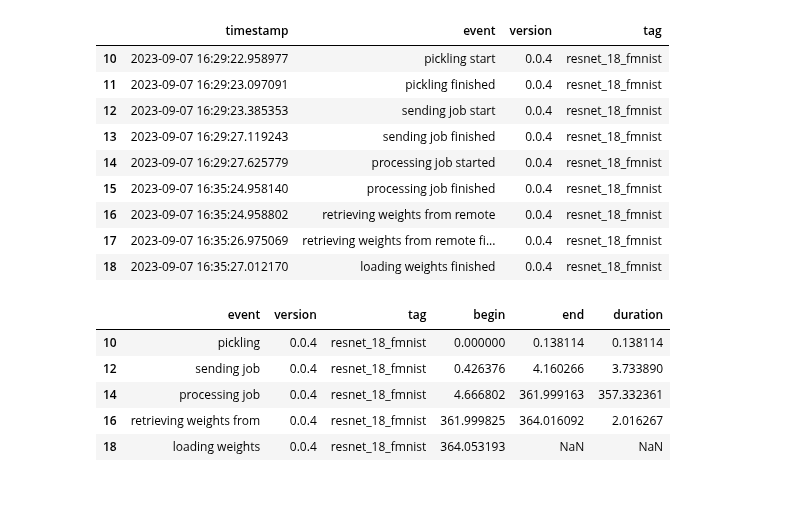
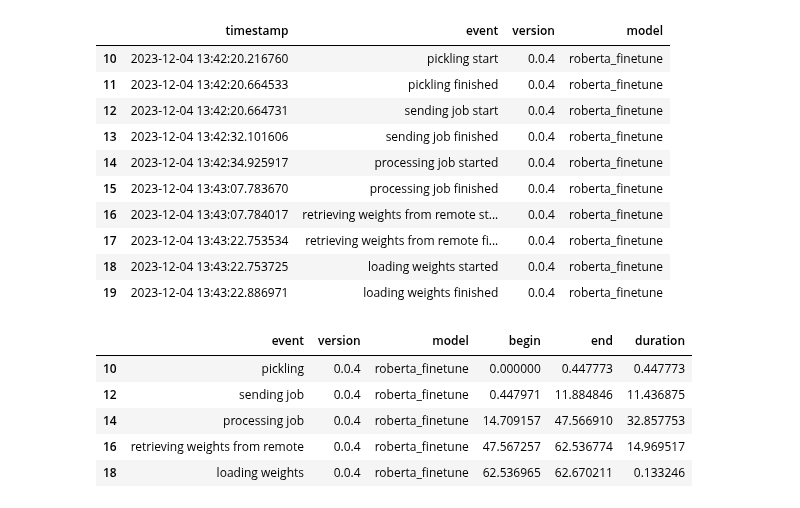
Before and after one commit to osmhpi/Ersa, a Jupyter notebook: validation/analysis.ipynb, the cells around one changed output. Cells and saved outputs as stored; diff of their text form; code cells hidden in the pictures.

```diff
--- a/validation/analysis.ipynb
+++ b/validation/analysis.ipynb
@@ -3,23 +3,24 @@ import pandas as pd
 import matplotlib.pyplot as plt
 import numpy as np
 # %%
-data = pd.read_csv("benchmarks/log.log")
+data = pd.read_csv("data.log")
 # %%
 data["timestamp"] = pd.to_datetime(data["timestamp"])
 # %%
-data = data[data.tag == "resnet_18_fmnist"]
+data = data[data.model == "roberta_finetune"]
 data
 # %% [output]
-|  | timestamp | event | version | tag |
-| 10 | 2023-09-07 16:29:22.958977 | pickling start | 0.0.4 | resnet_18_fmnist |
-| 11 | 2023-09-07 16:29:23.097091 | pickling finished | 0.0.4 | resnet_18_fmnist |
-| 12 | 2023-09-07 16:29:23.385353 | sending job start | 0.0.4 | resnet_18_fmnist |
-| 13 | 2023-09-07 16:29:27.119243 | sending job finished | 0.0.4 | resnet_18_fmnist |
-| 14 | 2023-09-07 16:29:27.625779 | processing job started | 0.0.4 | resnet_18_fmnist |
-| 15 | 2023-09-07 16:35:24.958140 | processing job finished | 0.0.4 | resnet_18_fmnist |
-| 16 | 2023-09-07 16:35:24.958802 | retrieving weights from remote | 0.0.4 | resnet_18_fmnist |
-| 17 | 2023-09-07 16:35:26.975069 | retrieving weights from remote fi... | 0.0.4 | resnet_18_fmnist |
-| 18 | 2023-09-07 16:35:27.012170 | loading weights finished | 0.0.4 | resnet_18_fmnist |
+|  | timestamp | event | version | model |
+| 10 | 2023-12-04 13:42:20.216760 | pickling start | 0.0.4 | roberta_finetune |
+| 11 | 2023-12-04 13:42:20.664533 | pickling finished | 0.0.4 | roberta_finetune |
+| 12 | 2023-12-04 13:42:20.664731 | sending job start | 0.0.4 | roberta_finetune |
+| 13 | 2023-12-04 13:42:32.101606 | sending job finished | 0.0.4 | roberta_finetune |
+| 14 | 2023-12-04 13:42:34.925917 | processing job started | 0.0.4 | roberta_finetune |
+| 15 | 2023-12-04 13:43:07.783670 | processing job finished | 0.0.4 | roberta_finetune |
+| 16 | 2023-12-04 13:43:07.784017 | retrieving weights from remote st... | 0.0.4 | roberta_finetune |
+| 17 | 2023-12-04 13:43:22.753534 | retrieving weights from remote fi... | 0.0.4 | roberta_finetune |
+| 18 | 2023-12-04 13:43:22.753725 | loading weights started | 0.0.4 | roberta_finetune |
+| 19 | 2023-12-04 13:43:22.886971 | loading weights finished | 0.0.4 | roberta_finetune |
 # %%
 df_merged = pd.concat([data, data.shift(-1).add_prefix("end_")], axis=1)
 df_merged = df_merged.iloc[::2]
@@ -37,12 +38,12 @@ df_merged.drop(
 data = df_merged
 data
 # %% [output]
-|  | event | version | tag | begin | end | duration |
-| 10 | pickling | 0.0.4 | resnet_18_fmnist | 0.000000 | 0.138114 | 0.138114 |
-| 12 | sending job | 0.0.4 | resnet_18_fmnist | 0.426376 | 4.160266 | 3.733890 |
-| 14 | processing job | 0.0.4 | resnet_18_fmnist | 4.666802 | 361.999163 | 357.332361 |
-| 16 | retrieving weights from | 0.0.4 | resnet_18_fmnist | 361.999825 | 364.016092 | 2.016267 |
-| 18 | loading weights | 0.0.4 | resnet_18_fmnist | 364.053193 | NaN | NaN |
+|  | event | version | model | begin | end | duration |
+| 10 | pickling | 0.0.4 | roberta_finetune | 0.000000 | 0.447773 | 0.447773 |
+| 12 | sending job | 0.0.4 | roberta_finetune | 0.447971 | 11.884846 | 11.436875 |
+| 14 | processing job | 0.0.4 | roberta_finetune | 14.709157 | 47.566910 | 32.857753 |
+| 16 | retrieving weights from remote | 0.0.4 | roberta_finetune | 47.567257 | 62.536774 | 14.969517 |
+| 18 | loading weights | 0.0.4 | roberta_finetune | 62.536965 | 62.670211 | 0.133246 |
 # %%
 # plt.rcParams['image.cmap'] = "seaborn-v0_8-colorblind"
 plt.style.use("seaborn-colorblind")
```
Also changed, not shown: parts of 4 cells of this notebook.
